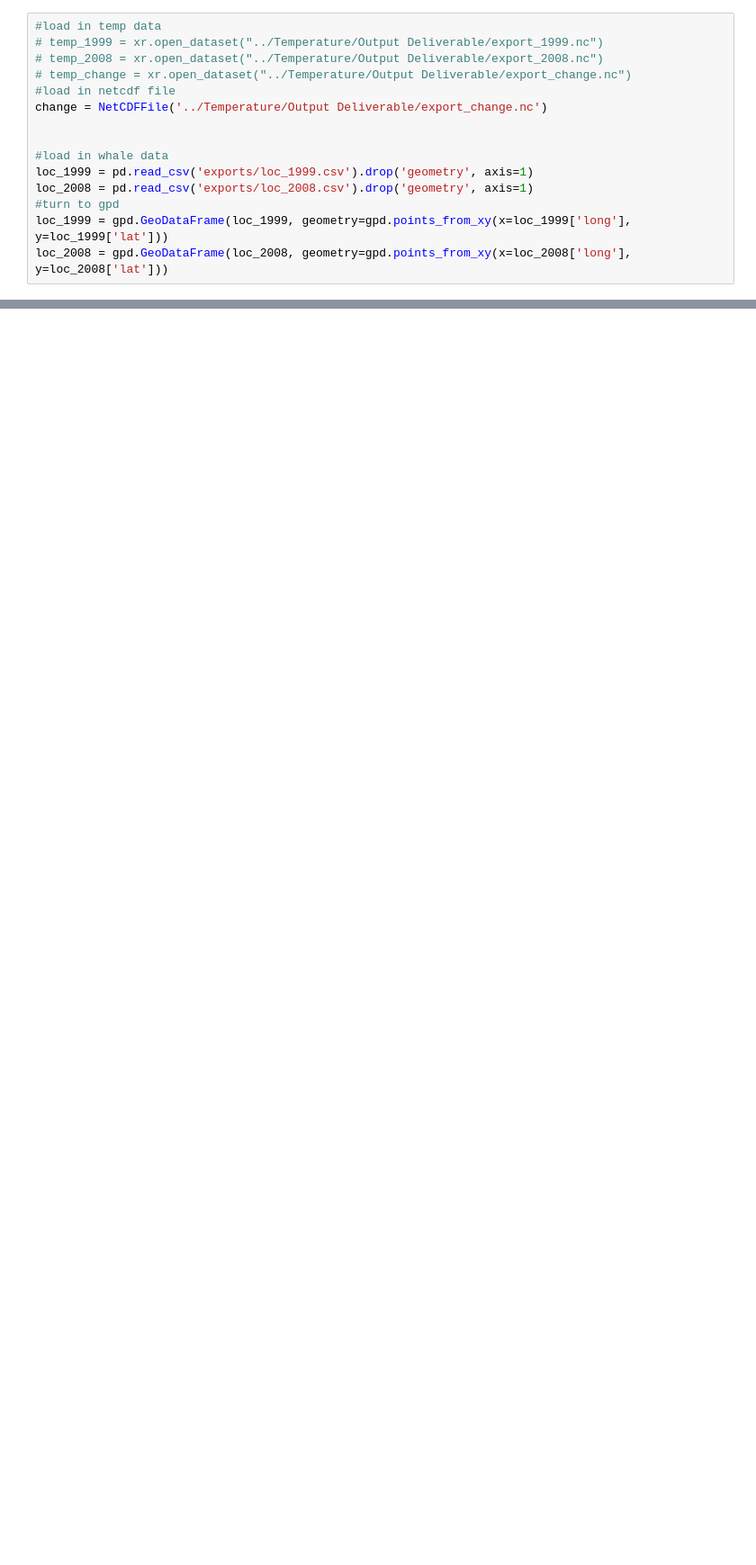
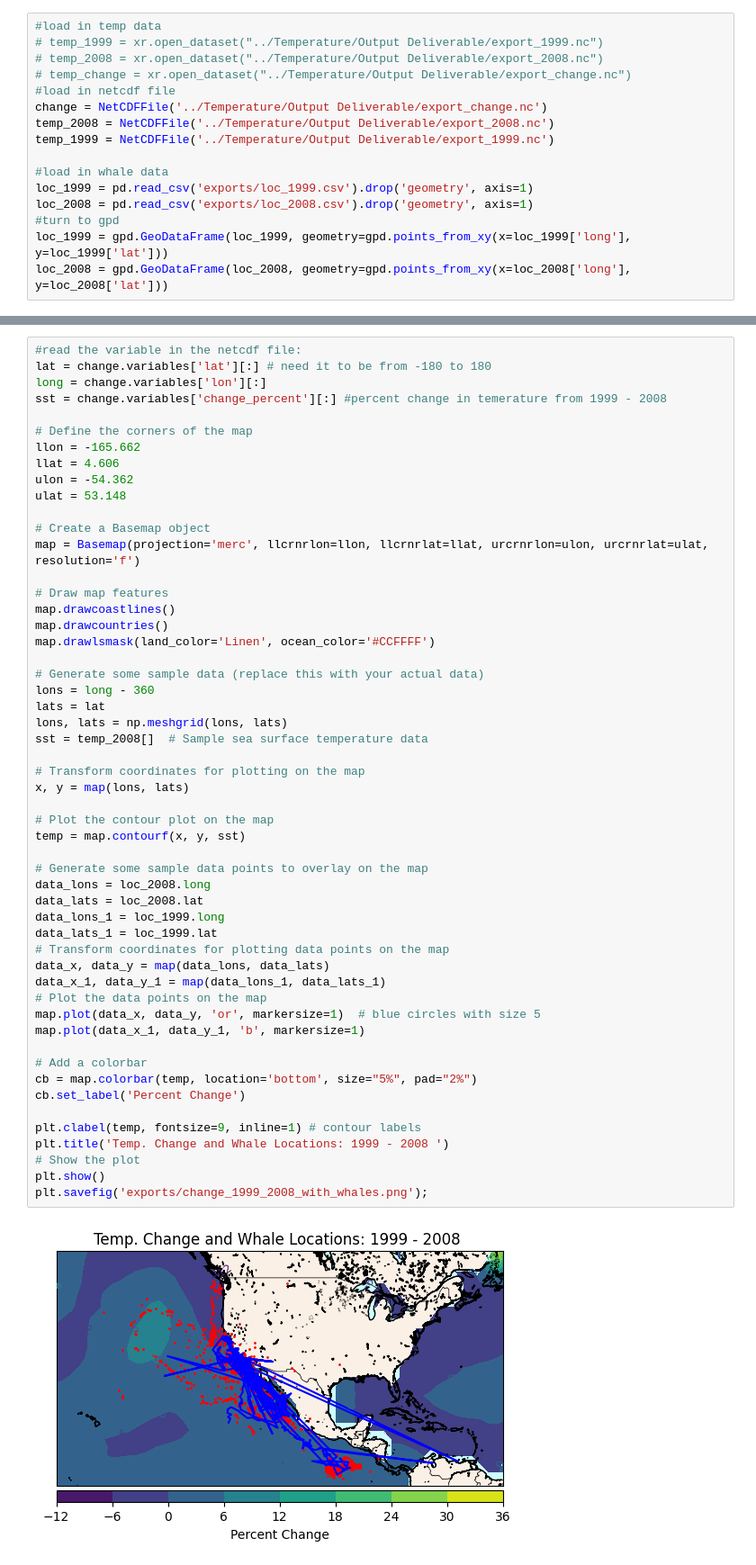
Before and after one commit to alyghanson/migration, a Jupyter notebook: whales/whale_and_temp.ipynb, the cells around one changed output, grey strips where cells are left out. Shown at 90% size. Saved outputs shown, nothing was run; the diff lists cells and outputs as text; blank space fills up the shorter version.

```diff
--- a/whales/whale_and_temp.ipynb
+++ b/whales/whale_and_temp.ipynb
@@ -19,7 +19,8 @@ from mpl_toolkits.basemap import Basemap
 # temp_change = xr.open_dataset("../Temperature/Output Deliverable/export_change.nc")
 #load in netcdf file
 change = NetCDFFile('../Temperature/Output Deliverable/export_change.nc')
-
+temp_2008 = NetCDFFile('../Temperature/Output Deliverable/export_2008.nc')
+temp_1999 = NetCDFFile('../Temperature/Output Deliverable/export_1999.nc')
 
 #load in whale data
 loc_1999 = pd.read_csv('exports/loc_1999.csv').drop('geometry', axis=1)
@@ -84,0 +85,55 @@ sst
+# %%
+#read the variable in the netcdf file:
+lat = change.variables['lat'][:] # need it to be from -180 to 180
+long = change.variables['lon'][:]
+sst = change.variables['change_percent'][:] #percent change in temerature from 1999 - 2008
+
+# Define the corners of the map
+llon = -165.662
+llat = 4.606
+ulon = -54.362
+ulat = 53.148
+
+# Create a Basemap object
+map = Basemap(projection='merc', llcrnrlon=llon, llcrnrlat=llat, urcrnrlon=ulon, urcrnrlat=ulat, resolution='f')
+
+# Draw map features
+map.drawcoastlines()
+map.drawcountries()
+map.drawlsmask(land_color='Linen', ocean_color='#CCFFFF')
+
+# Generate some sample data (replace this with your actual data)
+lons = long - 360
+lats = lat
+lons, lats = np.meshgrid(lons, lats)
+sst = temp_2008[]  # Sample sea surface temperature data
+
+# Transform coordinates for plotting on the map
+x, y = map(lons, lats)
+
+# Plot the contour plot on the map
+temp = map.contourf(x, y, sst)
+
+# Generate some sample data points to overlay on the map
+data_lons = loc_2008.long
+data_lats = loc_2008.lat
+data_lons_1 = loc_1999.long
+data_lats_1 = loc_1999.lat
+# Transform coordinates for plotting data points on the map
+data_x, data_y = map(data_lons, data_lats)
+data_x_1, data_y_1 = map(data_lons_1, data_lats_1)
+# Plot the data points on the map
+map.plot(data_x, data_y, 'or', markersize=1)  # blue circles with size 5
+map.plot(data_x_1, data_y_1, 'b', markersize=1)
+
+# Add a colorbar
+cb = map.colorbar(temp, location='bottom', size="5%", pad="2%")
+cb.set_label('Percent Change')
+
+plt.clabel(temp, fontsize=9, inline=1) # contour labels
+plt.title('Temp. Change and Whale Locations: 1999 - 2008 ')
+# Show the plot
+plt.show()
+plt.savefig('exports/change_1999_2008_with_whales.png');
+# %% [output]
+[figure, added]
```
Also changed, not shown: parts of 6 cells of this notebook, 5 other files.
